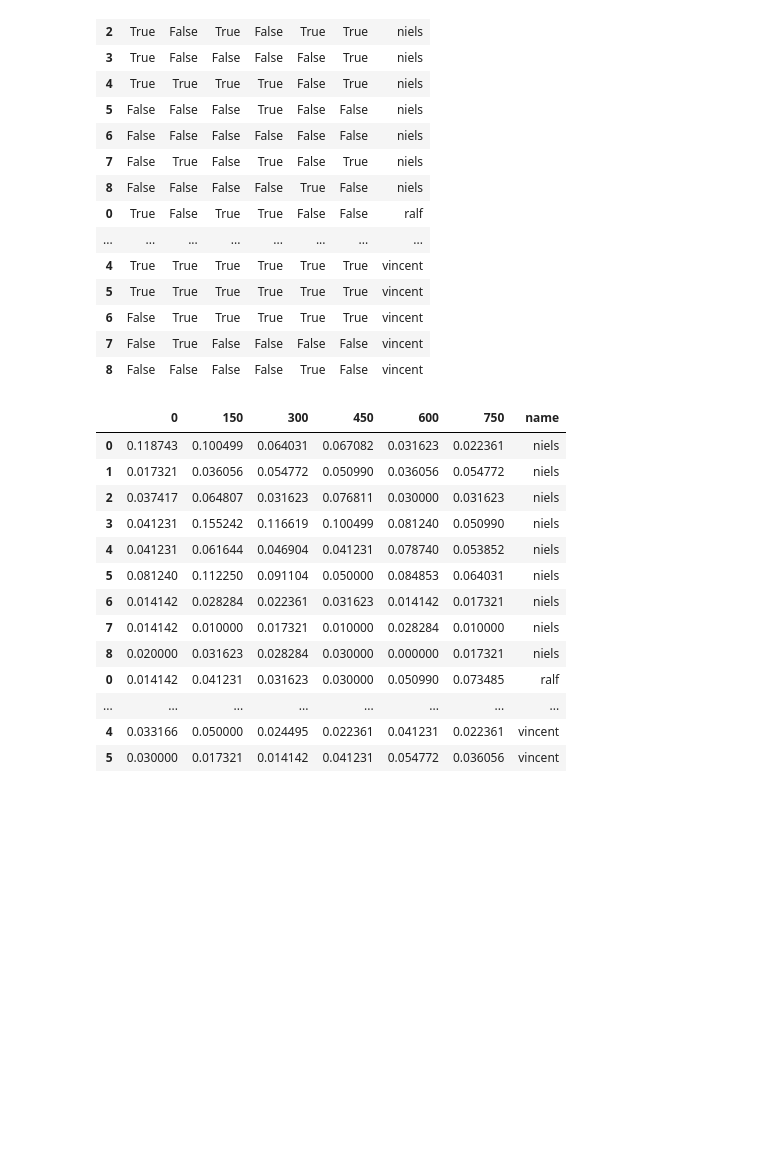
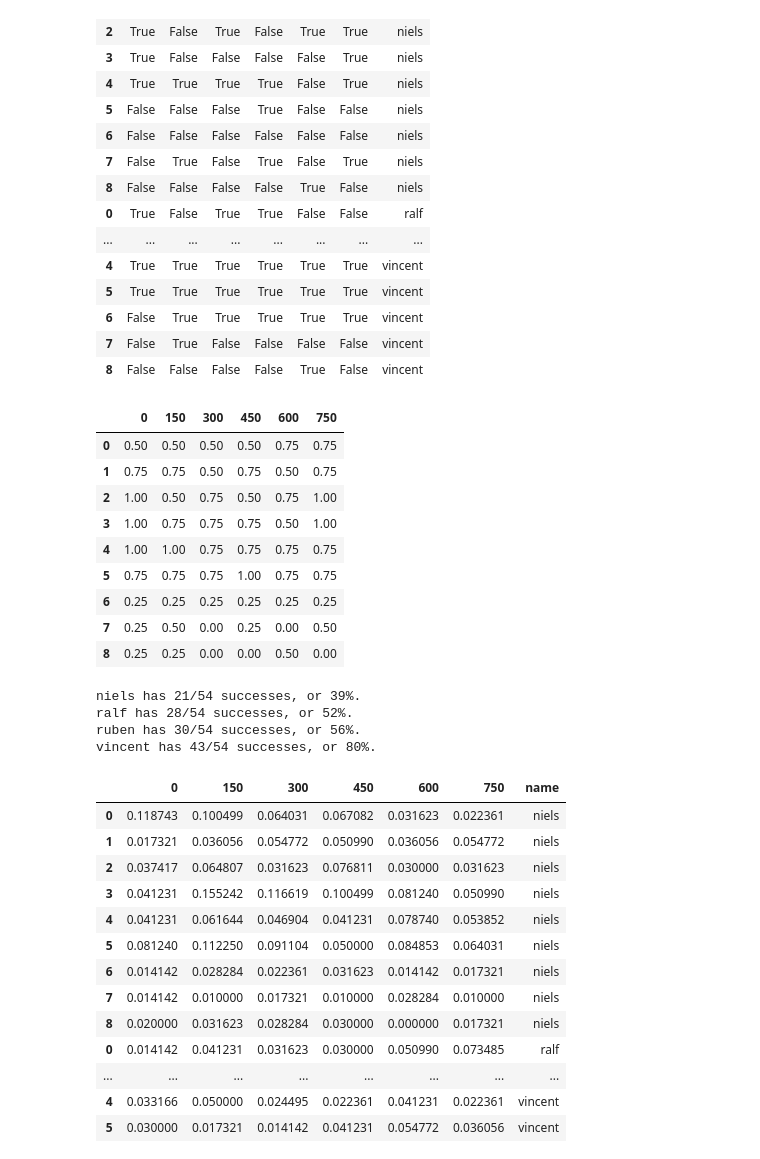
Before and after one commit to vimodev/2IMV25, a Jupyter notebook: Analysis/analysis.ipynb, the cells around one changed output. Cells and saved outputs as stored; diff of their text form; code cells hidden in the pictures; blank space fills up the shorter version.

```diff
--- a/Analysis/analysis.ipynb
+++ b/Analysis/analysis.ipynb
@@ -209,5 +257,43 @@ successdf
 | 6 | False | True | True | True | True | True | vincent |
 | 7 | False | True | False | False | False | False | vincent |
 | 8 | False | False | False | False | True | False | vincent |
+# %%
+num_names = len(names)
+successpercentagedf = pd.DataFrame()
+for latency in range(6):
+    successes = []
+    for experiment in range(9):
+        count = 0
+        for name in names:
+            if results[name]['success'][experiment][latency]:
+                count += 1
+        successes.append(count/num_names)
+    successpercentagedf[latency] = pd.Series(successes)
+successpercentagedf.columns = latencies
+successpercentagedf
+# %% [output]
+|  | 0 | 150 | 300 | 450 | 600 | 750 |
+| 0 | 0.50 | 0.50 | 0.50 | 0.50 | 0.75 | 0.75 |
+| 1 | 0.75 | 0.75 | 0.50 | 0.75 | 0.50 | 0.75 |
+| 2 | 1.00 | 0.50 | 0.75 | 0.50 | 0.75 | 1.00 |
+| 3 | 1.00 | 0.75 | 0.75 | 0.75 | 0.50 | 1.00 |
+| 4 | 1.00 | 1.00 | 0.75 | 0.75 | 0.75 | 0.75 |
+| 5 | 0.75 | 0.75 | 0.75 | 1.00 | 0.75 | 0.75 |
+| 6 | 0.25 | 0.25 | 0.25 | 0.25 | 0.25 | 0.25 |
+| 7 | 0.25 | 0.50 | 0.00 | 0.25 | 0.00 | 0.50 |
+| 8 | 0.25 | 0.25 | 0.00 | 0.00 | 0.50 | 0.00 |
+# %%
+for name in names:
+    count = 0
+    for experiment in range(9):
+        for latency in range(6):
+            if results[name]['success'][experiment][latency]:
+                count += 1
+    print(name + ' has ' + str(count) + '/54 successes, or ' + str(round(count/54*100)) + '%.')
+# %% [output]
+niels has 21/54 successes, or 39%.
+ralf has 28/54 successes, or 52%.
+ruben has 30/54 successes, or 56%.
+vincent has 43/54 successes, or 80%.
 # %%
 distancesdf = pd.DataFrame()
```
Also changed, not shown: parts of 10 cells of this notebook, 1 other file.
